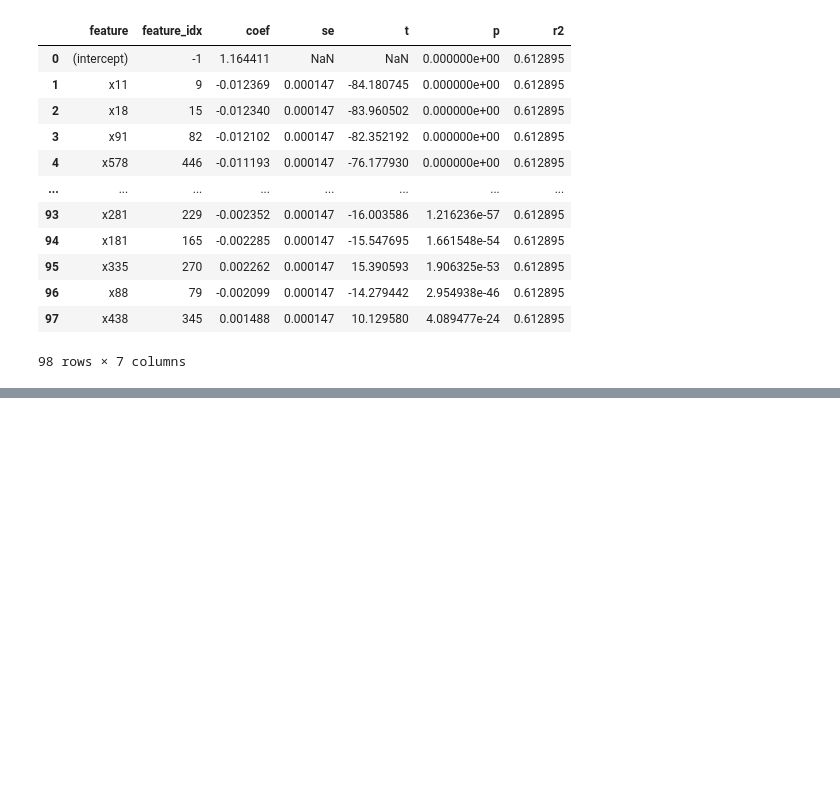
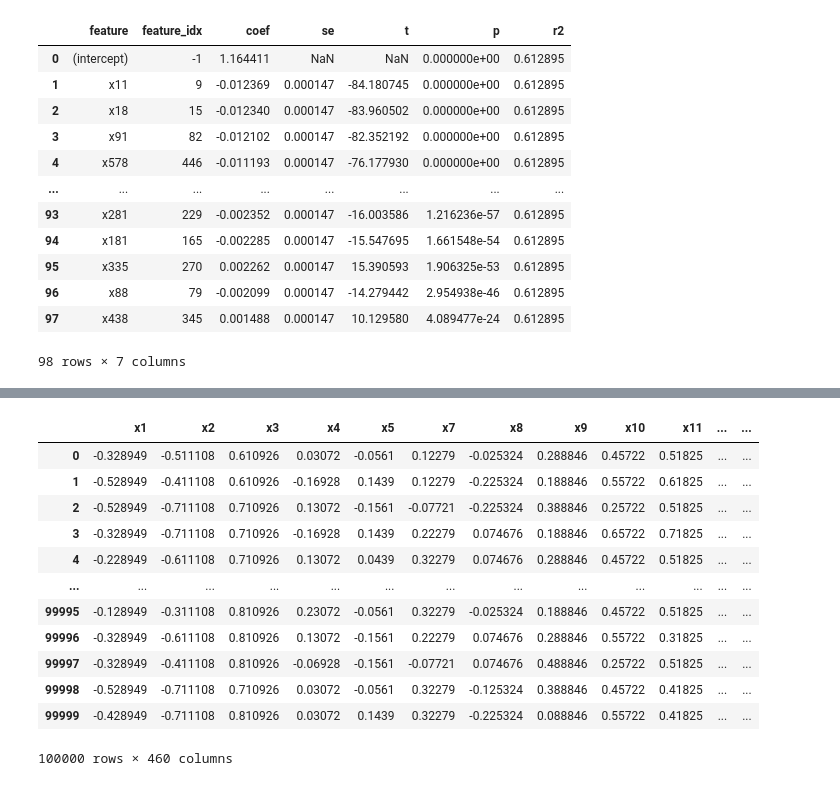
Before and after one commit to JackHuang0125/WHAT_I_DID, a Jupyter notebook: 0 Meeting/0_PAPER_1150204.ipynb, the cells around one changed output, grey strips where cells are left out. Saved outputs shown, nothing was run; the diff lists cells and outputs as text; code cells hidden in the pictures; blank space fills up the shorter version.

```diff
--- a/0 Meeting/0_PAPER_1150204.ipynb
+++ b/0 Meeting/0_PAPER_1150204.ipynb
@@ -879,0 +1109,16 @@ df_local_final
+# %%
+df_preview
+# %% [output]
+|  | x1 | x2 | x3 | x4 | x5 | x7 | x8 | x9 | x10 | x11 | ... | ... |
+| 0 | -0.328949 | -0.511108 | 0.610926 | 0.03072 | -0.0561 | 0.12279 | -0.025324 | 0.288846 | 0.45722 | 0.51825 | ... | ... |
+| 1 | -0.528949 | -0.411108 | 0.610926 | -0.16928 | 0.1439 | 0.12279 | -0.225324 | 0.188846 | 0.55722 | 0.61825 | ... | ... |
+| 2 | -0.528949 | -0.711108 | 0.710926 | 0.13072 | -0.1561 | -0.07721 | -0.225324 | 0.388846 | 0.25722 | 0.51825 | ... | ... |
+| 3 | -0.328949 | -0.711108 | 0.710926 | -0.16928 | 0.1439 | 0.22279 | 0.074676 | 0.188846 | 0.65722 | 0.71825 | ... | ... |
+| 4 | -0.228949 | -0.611108 | 0.710926 | 0.13072 | 0.0439 | 0.32279 | 0.074676 | 0.288846 | 0.45722 | 0.51825 | ... | ... |
+| ... | ... | ... | ... | ... | ... | ... | ... | ... | ... | ... | ... | ... |
+| 99995 | -0.128949 | -0.311108 | 0.810926 | 0.23072 | -0.0561 | 0.32279 | -0.025324 | 0.188846 | 0.45722 | 0.51825 | ... | ... |
+| 99996 | -0.328949 | -0.611108 | 0.810926 | 0.13072 | -0.1561 | 0.22279 | 0.074676 | 0.288846 | 0.55722 | 0.31825 | ... | ... |
+| 99997 | -0.328949 | -0.411108 | 0.810926 | -0.06928 | -0.1561 | -0.07721 | 0.074676 | 0.488846 | 0.25722 | 0.51825 | ... | ... |
+| 99998 | -0.528949 | -0.711108 | 0.710926 | 0.03072 | -0.0561 | 0.32279 | -0.125324 | 0.388846 | 0.45722 | 0.41825 | ... | ... |
+| 99999 | -0.428949 | -0.711108 | 0.810926 | 0.03072 | 0.1439 | 0.32279 | -0.225324 | 0.088846 | 0.55722 | 0.41825 | ... | ... |
+100000 rows × 460 columns
```
Also changed, not shown: parts of 6 cells of this notebook.
